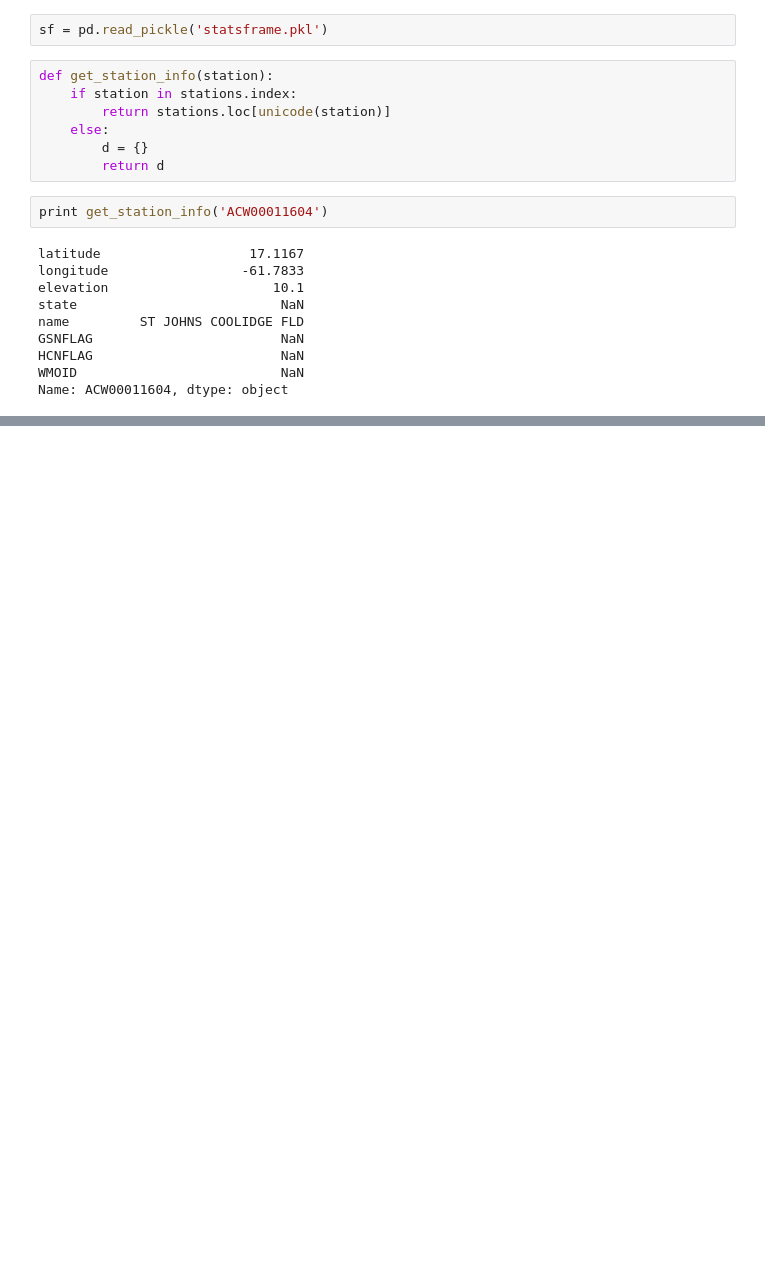
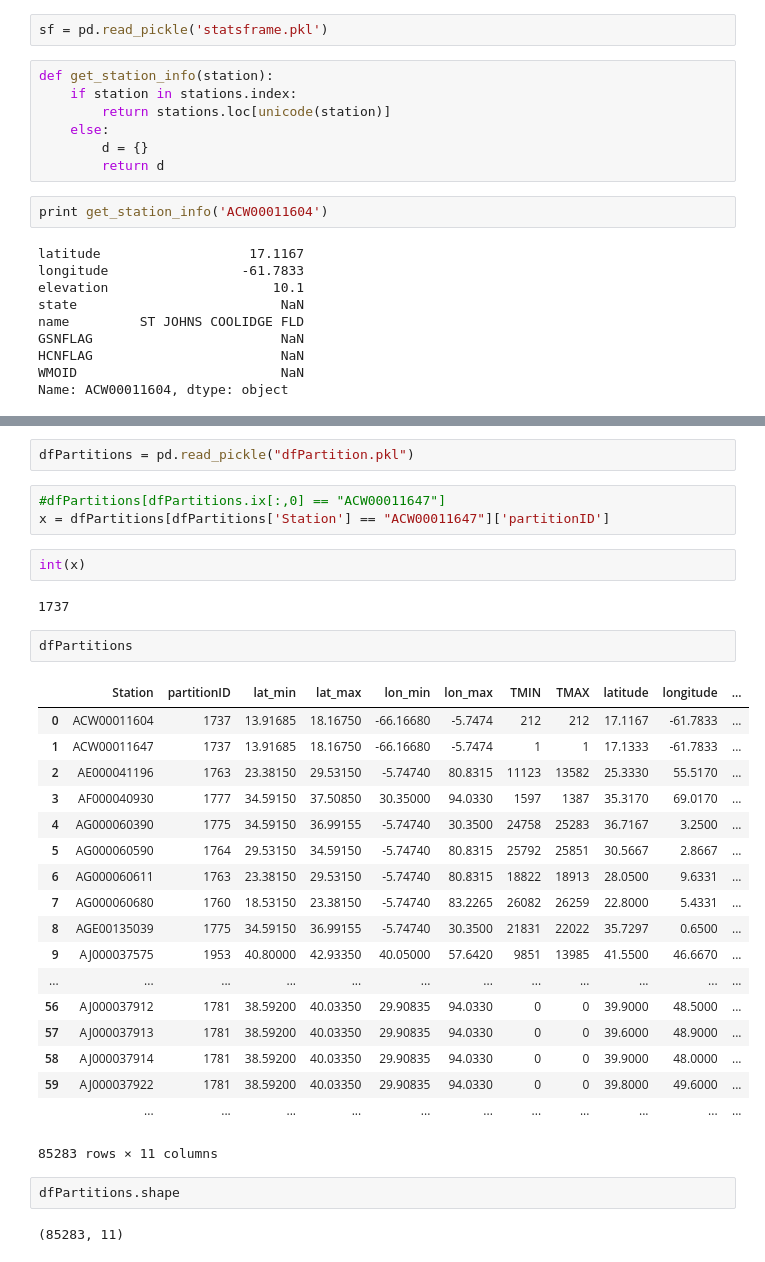
Before and after one commit to nonlogic/UCSD_BigData, a Jupyter notebook: notebooks/weather.mapreduce/Progress.ipynb, the cells around one changed output, grey strips where cells are left out. Saved outputs shown, nothing was run; the diff lists cells and outputs as text; blank space fills up the shorter version.

```diff
--- a/notebooks/weather.mapreduce/Progress.ipynb
+++ b/notebooks/weather.mapreduce/Progress.ipynb
@@ -130,0 +193,34 @@ Name: ACW00011604, dtype: object
+# %%
+dfPartitions = pd.read_pickle("dfPartition.pkl")
+# %%
+#dfPartitions[dfPartitions.ix[:,0] == "ACW00011647"]
+x = dfPartitions[dfPartitions['Station'] == "ACW00011647"]['partitionID']
+# %%
+int(x)
+# %% [output]
+1737
+# %%
+dfPartitions
+# %% [output]
+|  | Station | partitionID | lat_min | lat_max | lon_min | lon_max | TMIN | TMAX | latitude | longitude | ... |
+| 0 | ACW00011604 | 1737 | 13.91685 | 18.16750 | -66.16680 | -5.7474 | 212 | 212 | 17.1167 | -61.7833 | ... |
+| 1 | ACW00011647 | 1737 | 13.91685 | 18.16750 | -66.16680 | -5.7474 | 1 | 1 | 17.1333 | -61.7833 | ... |
+| 2 | AE000041196 | 1763 | 23.38150 | 29.53150 | -5.74740 | 80.8315 | 11123 | 13582 | 25.3330 | 55.5170 | ... |
+| 3 | AF000040930 | 1777 | 34.59150 | 37.50850 | 30.35000 | 94.0330 | 1597 | 1387 | 35.3170 | 69.0170 | ... |
+| 4 | AG000060390 | 1775 | 34.59150 | 36.99155 | -5.74740 | 30.3500 | 24758 | 25283 | 36.7167 | 3.2500 | ... |
+| 5 | AG000060590 | 1764 | 29.53150 | 34.59150 | -5.74740 | 80.8315 | 25792 | 25851 | 30.5667 | 2.8667 | ... |
+| 6 | AG000060611 | 1763 | 23.38150 | 29.53150 | -5.74740 | 80.8315 | 18822 | 18913 | 28.0500 | 9.6331 | ... |
+| 7 | AG000060680 | 1760 | 18.53150 | 23.38150 | -5.74740 | 83.2265 | 26082 | 26259 | 22.8000 | 5.4331 | ... |
+| 8 | AGE00135039 | 1775 | 34.59150 | 36.99155 | -5.74740 | 30.3500 | 21831 | 22022 | 35.7297 | 0.6500 | ... |
+| 9 | AJ000037575 | 1953 | 40.80000 | 42.93350 | 40.05000 | 57.6420 | 9851 | 13985 | 41.5500 | 46.6670 | ... |
+| ... | ... | ... | ... | ... | ... | ... | ... | ... | ... | ... | ... |
+| 56 | AJ000037912 | 1781 | 38.59200 | 40.03350 | 29.90835 | 94.0330 | 0 | 0 | 39.9000 | 48.5000 | ... |
+| 57 | AJ000037913 | 1781 | 38.59200 | 40.03350 | 29.90835 | 94.0330 | 0 | 0 | 39.6000 | 48.9000 | ... |
+| 58 | AJ000037914 | 1781 | 38.59200 | 40.03350 | 29.90835 | 94.0330 | 0 | 0 | 39.9000 | 48.0000 | ... |
+| 59 | AJ000037922 | 1781 | 38.59200 | 40.03350 | 29.90835 | 94.0330 | 0 | 0 | 39.8000 | 49.6000 | ... |
+|  | ... | ... | ... | ... | ... | ... | ... | ... | ... | ... | ... |
+85283 rows × 11 columns
+# %%
+dfPartitions.shape
+# %% [output]
+(85283, 11)
```
Also changed, not shown: parts of 29 cells of this notebook, 1 other file.
